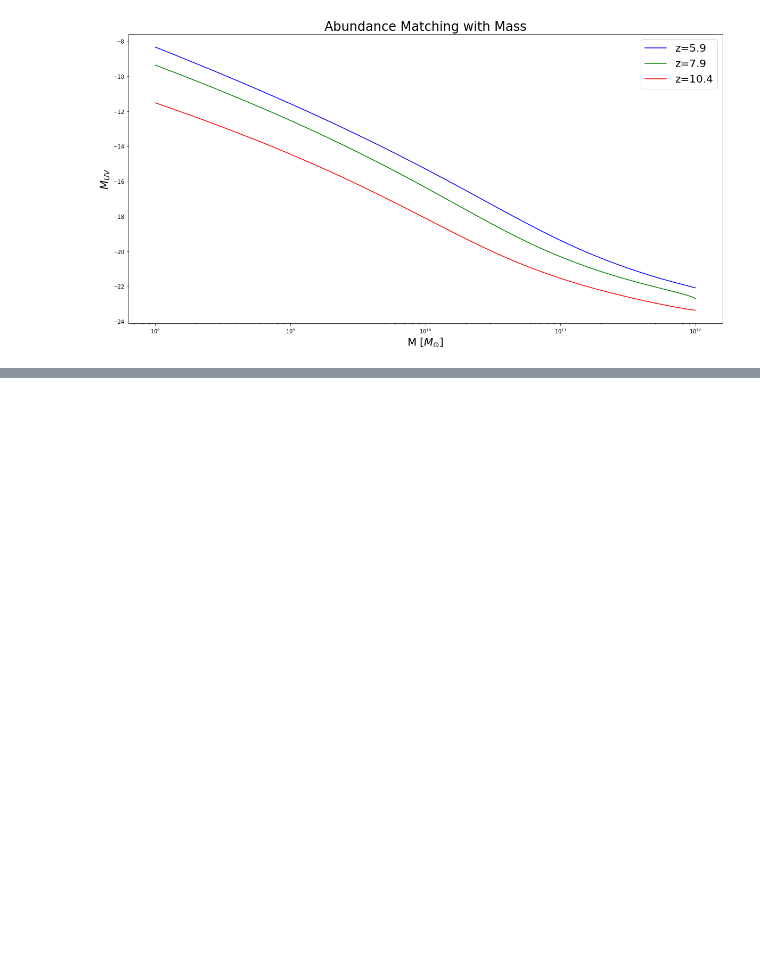
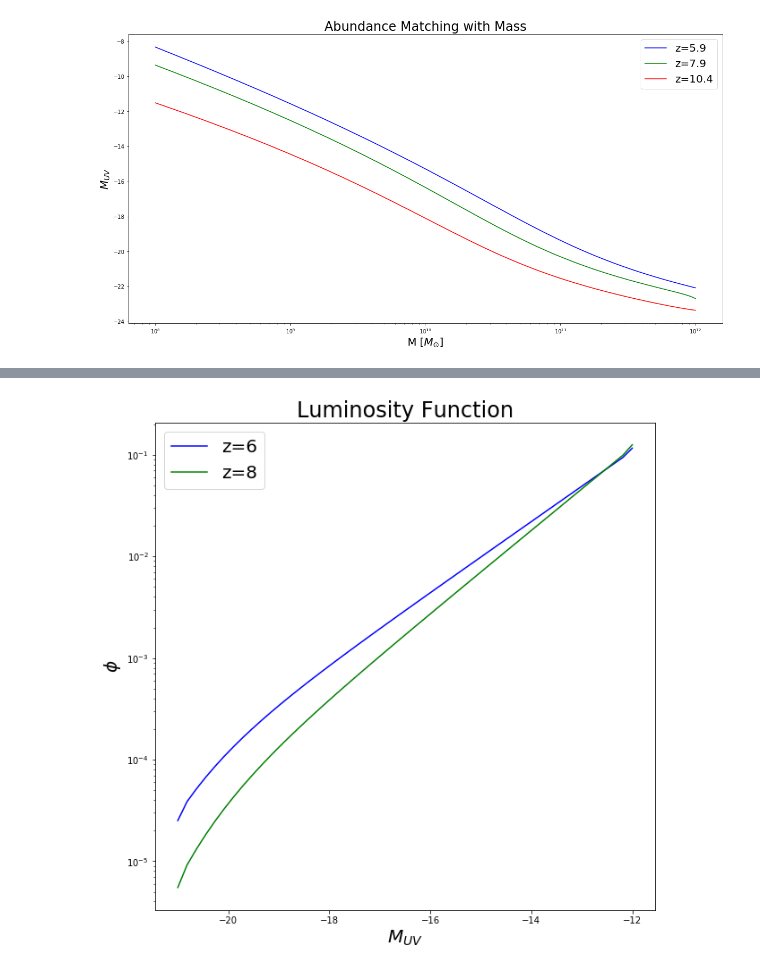
Before and after one commit to nddalal/jupyter, a Jupyter notebook: halo_mass_function.ipynb, the cells around one changed output, grey strips where cells are left out. Saved outputs shown, nothing was run; the diff lists cells and outputs as text; code cells hidden in the pictures; blank space fills up the shorter version.

```diff
--- a/halo_mass_function.ipynb
+++ b/halo_mass_function.ipynb
@@ -397,0 +399,24 @@ plt.show()
+# %%
+def magtomar(mag,z):
+    mdot= np.logspace(0,4, num=1000)
+    if (z==6):
+        magfunc= scipy.interpolate.interp1d(MStar(q(cumumar(mdot,z))*LStar(-20.94)), mdot)
+    else:
+        if (z==8):
+            magfunc = scipy.interpolate.interp1d(MStar(p(cumumar(mdot,z))*LStar(-20.63)), mdot)
+        else:
+            magfunc = scipy.interpolate.interp1d(MStar(r(cumumar(mdot,z))*LStar(-20.92)), mdot)
+    return np.gradient(magfunc(mag))*dn_dmar(magfunc(mag),z)
+# %%
+mag=np.linspace (-21, -12)
+plt.figure(figsize=(10,10))
+plt.semilogy(mag, -magtomar(mag,6), 'b', label= 'z=6')
+plt.semilogy(mag, -magtomar(mag,8), 'g', label= 'z=8')
+#plt.semilogy(mag, -magtomar(mag,10), 'r', label= 'z=10')
+plt.ylabel("$\phi$", fontsize=20)
+plt.xlabel("$M_{UV}$", fontsize=20)
+plt.title("Luminosity Function", fontsize=24)
+plt.legend(fontsize=20)
+plt.show()
+# %% [output]
+[figure, added]
```
Also changed, not shown: parts of 4 cells of this notebook.
